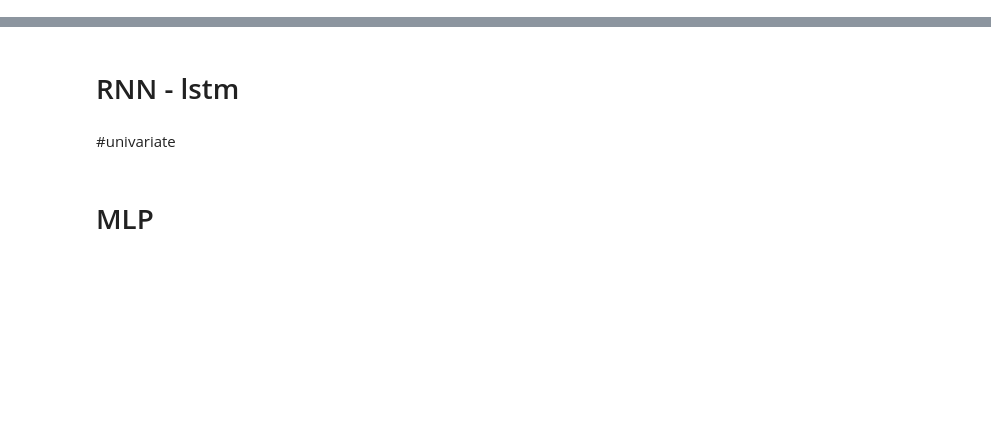
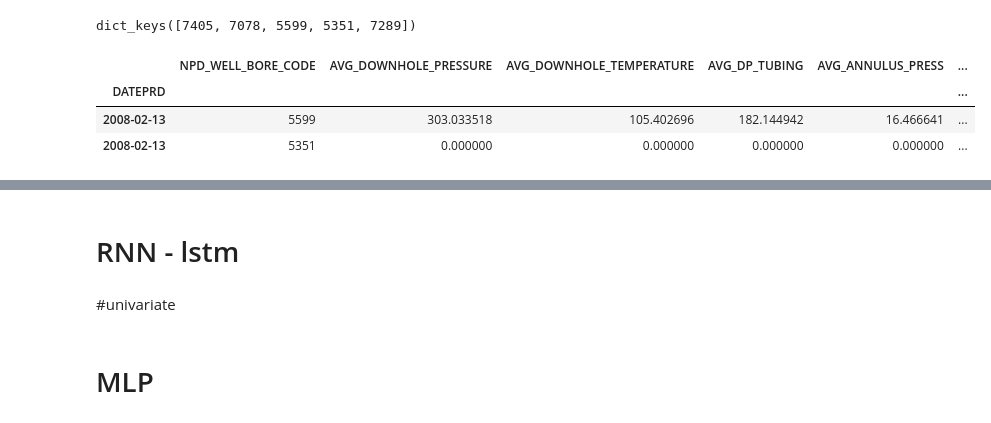
Before and after one commit to topefolorunso/NN-Based-Oil-Prediction-Model-w-Time-Series-Forecasting, a Jupyter notebook: 507_508/data_prep.ipynb, the cells around one changed output, grey strips where cells are left out. Saved outputs shown, nothing was run; the diff lists cells and outputs as text; code cells hidden in the pictures; blank space fills up the shorter version.

```diff
--- a/507_508/data_prep.ipynb
+++ b/507_508/data_prep.ipynb
@@ -87,3 +48,12 @@ dict_keys([7405, 7078, 5599, 5351, 7289])
+# %%
+print(df_dict.keys())
+df_new.loc["2008-02-13"]
+# %% [output]
+dict_keys([7405, 7078, 5599, 5351, 7289])
+|  | NPD_WELL_BORE_CODE | AVG_DOWNHOLE_PRESSURE | AVG_DOWNHOLE_TEMPERATURE | AVG_DP_TUBING | AVG_ANNULUS_PRESS | ... |
+| DATEPRD |  |  |  |  |  | ... |
+| 2008-02-13 | 5599 | 303.033518 | 105.402696 | 182.144942 | 16.466641 | ... |
+| 2008-02-13 | 5351 | 0.000000 | 0.000000 | 0.000000 | 0.000000 | ... |
 # %%
 #function to get well data given the well code
 def get_df(well_code):
```
Also changed, not shown: parts of 7 cells of this notebook.
